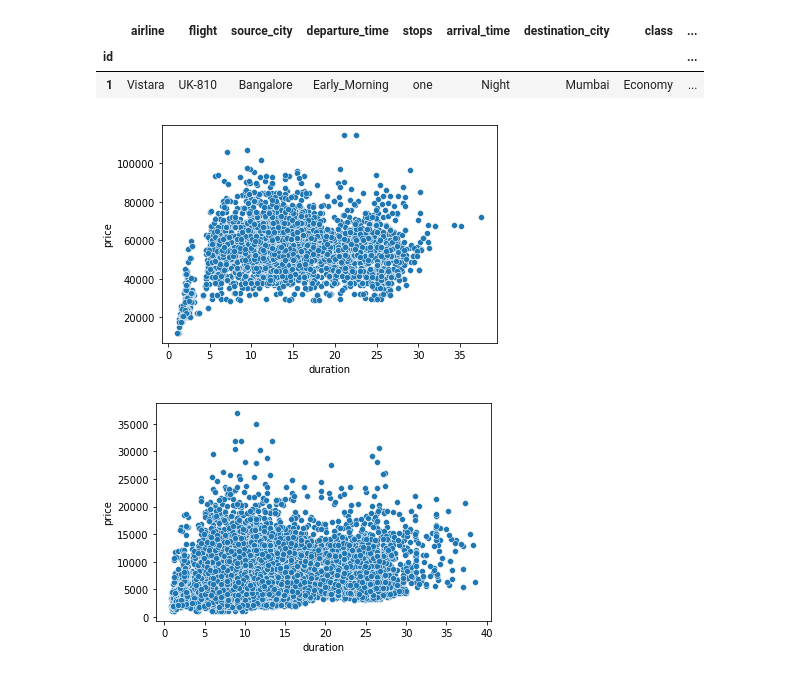
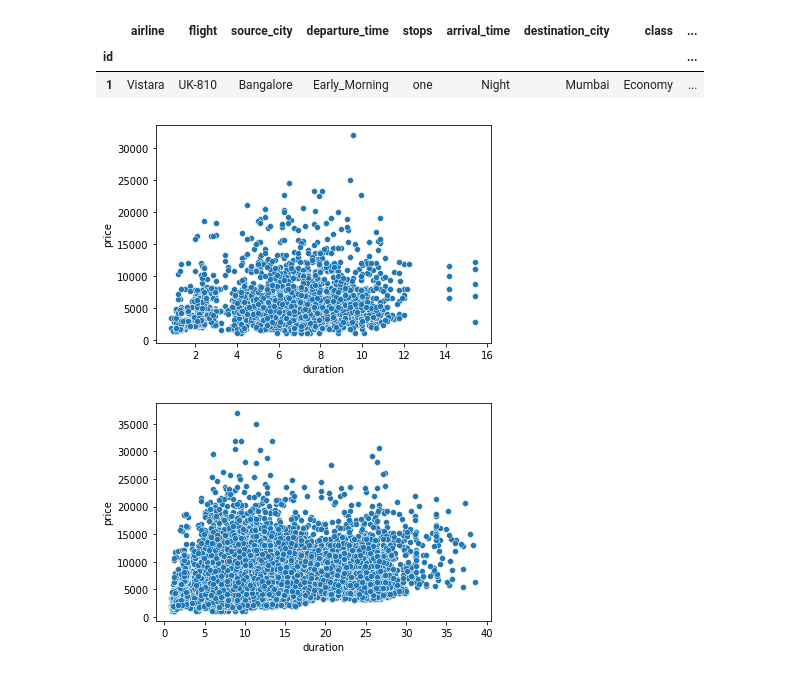
Before and after one commit to andromeda313/AirLines-tickets, a Jupyter notebook: AviaTicketPrice.ipynb, the cells around one changed output. Cells and saved outputs as stored; diff of their text form; code cells hidden in the pictures.

```diff
--- a/AviaTicketPrice.ipynb
+++ b/AviaTicketPrice.ipynb
@@ -197,10 +201,10 @@ df.head(1)
 | id |  |  |  |  |  |  |  |  | ... |
 | 1 | Vistara | UK-810 | Bangalore | Early_Morning | one | Night | Mumbai | Economy | ... |
 # %%
-sbn.scatterplot(data=df[df['class']=='Business'], x = 'duration', y = 'price')
+sbn.scatterplot(data=df[(df['class']=='Economy')&(df['airline']=='Indigo')], x = 'duration', y = 'price')
 plt.show()
 # %% [output]
-[figure, old version]
+[figure, new version]
 # %%
 sbn.scatterplot(data=df[df['class']=='Economy'], x = 'duration', y = 'price')
 plt.show()
```
Also changed, not shown: parts of 18 cells of this notebook.
